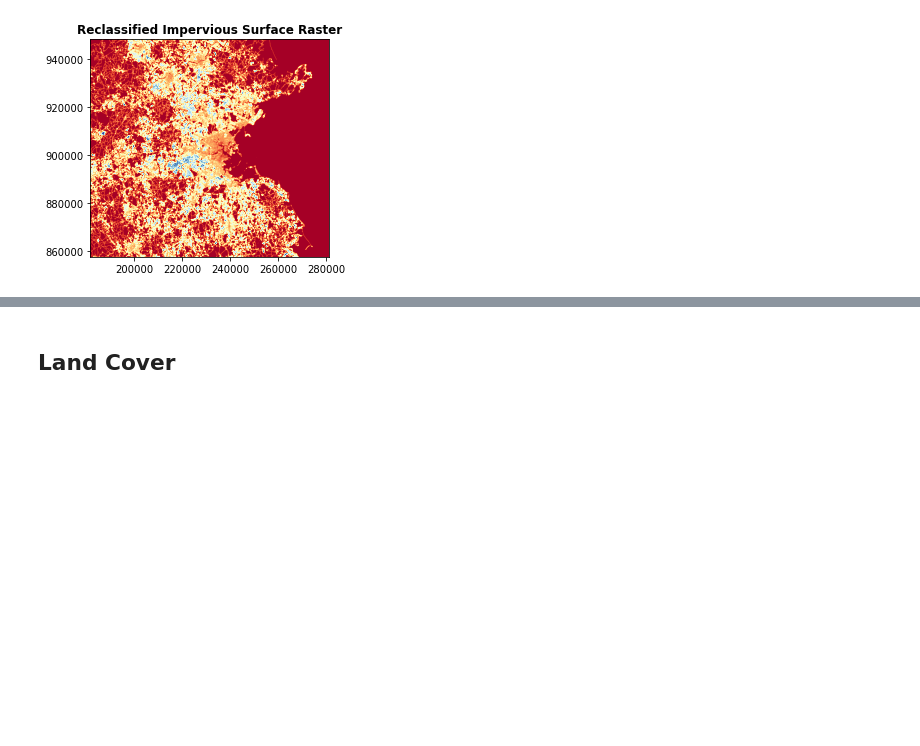
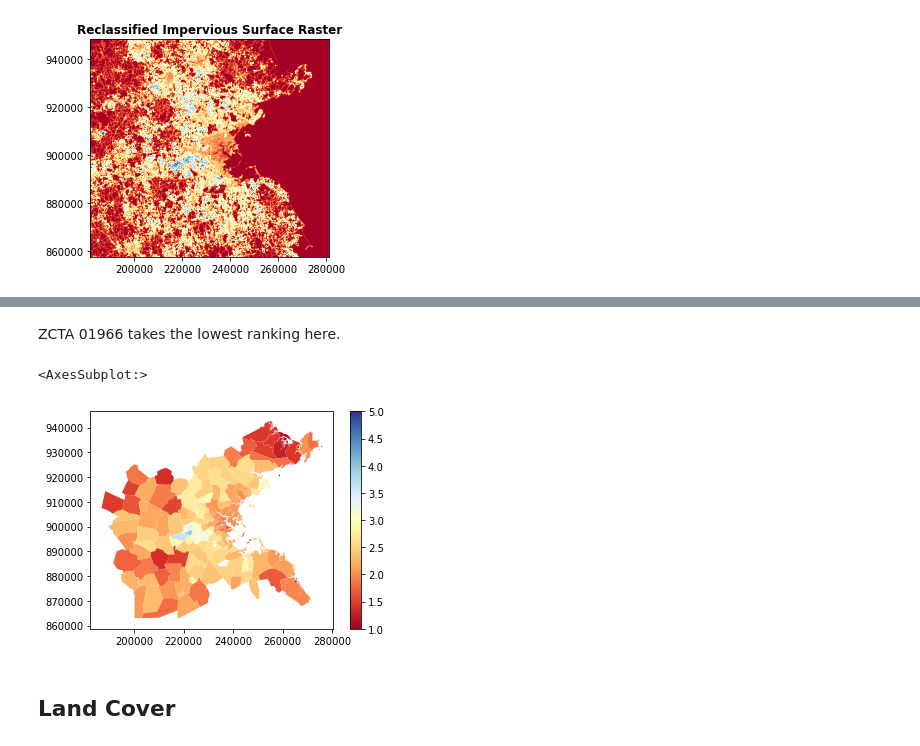
Before and after one commit to krowe42/FinalProject-LivingDecisions, a Jupyter notebook: Rowe-LivingDecisions.ipynb, the cells around one changed output, grey strips where cells are left out. Saved outputs shown, nothing was run; the diff lists cells and outputs as text; code cells hidden in the pictures; blank space fills up the shorter version.

Commit message:
Updated impervious surface area section to include zonal statistics

```diff
--- a/Rowe-LivingDecisions.ipynb
+++ b/Rowe-LivingDecisions.ipynb
@@ -204,0 +212,3 @@ plt.show()
+# %%
+impervious_stats = pd.DataFrame(zonal_stats(zips_clipped, impervious_reclass, affine=transform, stats=['mean'], nodata = np.NaN))
+zips_imp = zips_clipped.join(impervious_stats)
@@ -205,3 +233,10 @@ plt.show()
+# %% [markdown]
+ZCTA 01966 takes the lowest ranking here.
+# %%
+zips_imp.plot(column = 'mean', cmap="RdYlBu", legend=True)
+# %% [output]
+<AxesSubplot:>
+[figure, added]
 # %% [markdown]
 ## Land Cover
 # %% [markdown]
```
Also changed, not shown: parts of 7 cells of this notebook.
